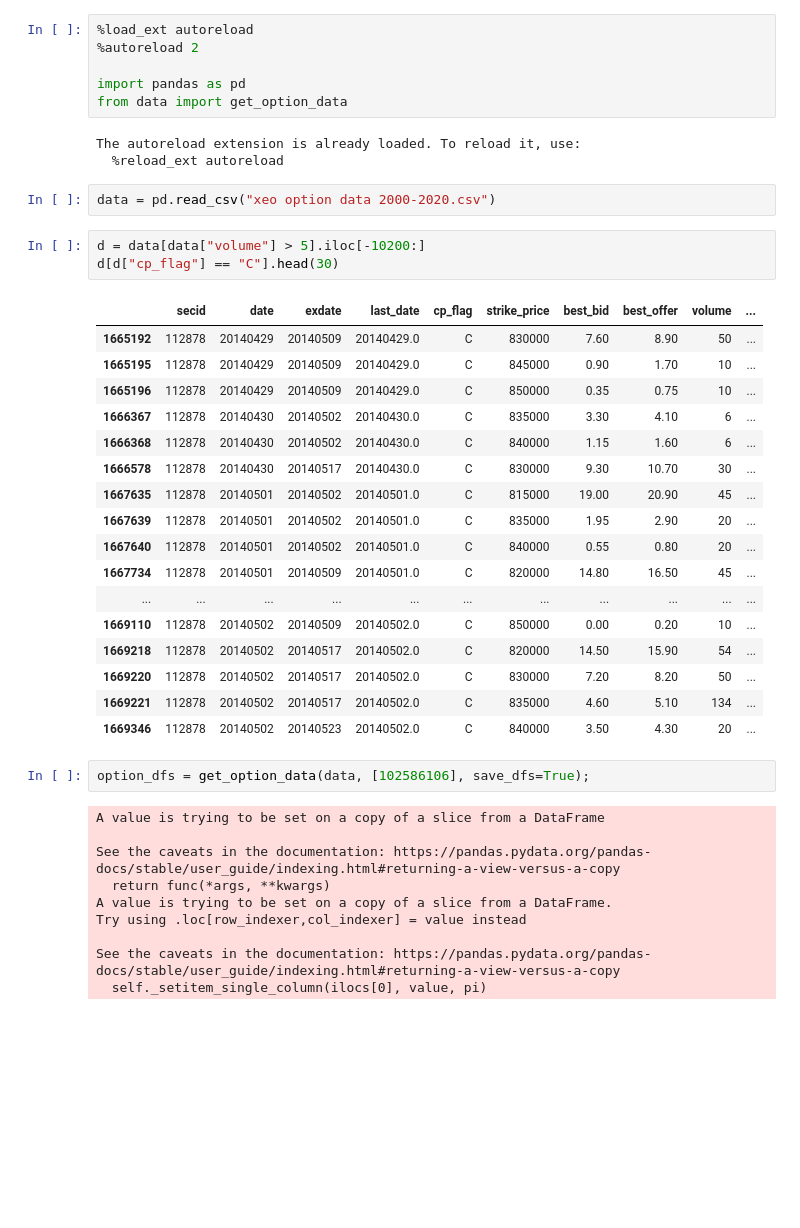
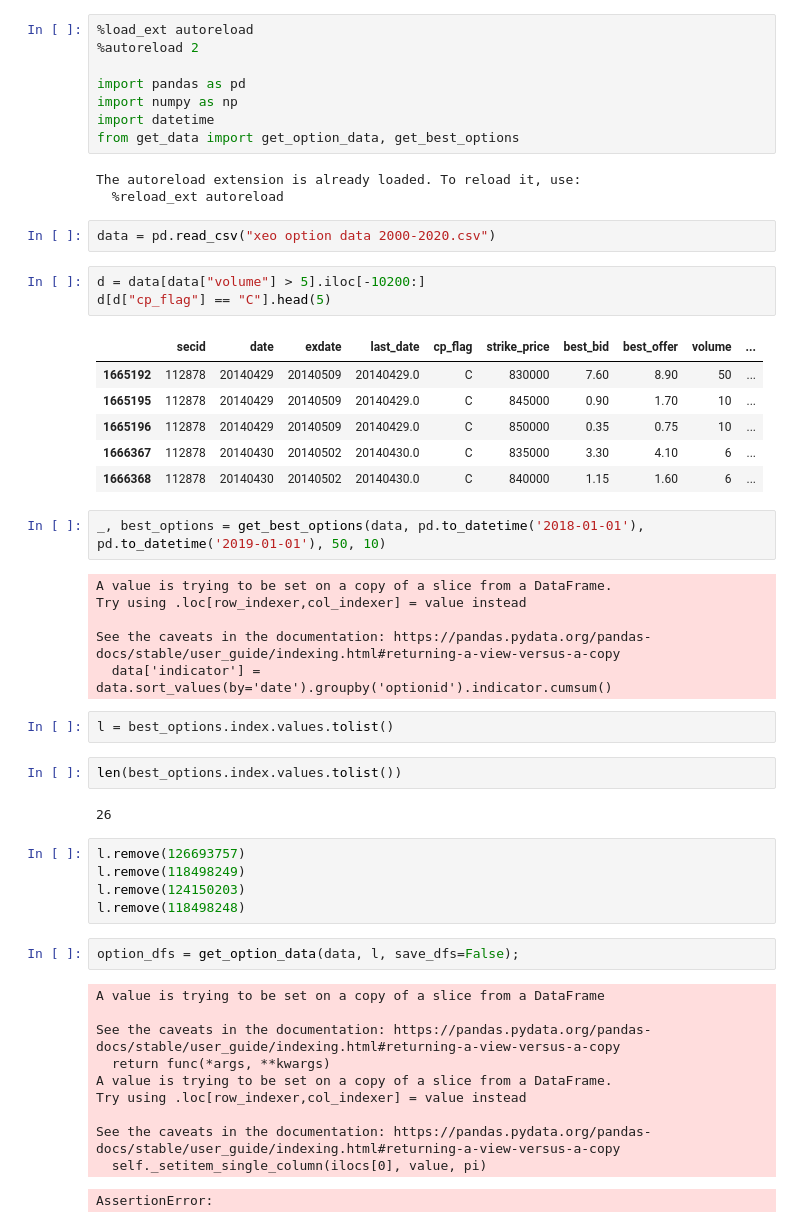
Before and after one commit to svenspa/FML, a Jupyter notebook: data_download.ipynb, the cells around one changed output. Cells and saved outputs as stored; diff of their text form; blank space fills up the shorter version.

```diff
--- a/data_download.ipynb
+++ b/data_download.ipynb
@@ -3,7 +3,9 @@
 %autoreload 2
 
 import pandas as pd
-from data import get_option_data
+import numpy as np
+import datetime
+from get_data import get_option_data, get_best_options
 # %% [output]
 The autoreload extension is already loaded. To reload it, use:
   %reload_ext autoreload
@@ -11,27 +13,35 @@ The autoreload extension is already loaded. To reload it, use:
 data = pd.read_csv("xeo option data 2000-2020.csv")
 # %%
 d = data[data["volume"] > 5].iloc[-10200:]
-d[d["cp_flag"] == "C"].head(30)
+d[d["cp_flag"] == "C"].head(5)
 # %% [output]
 |  | secid | date | exdate | last_date | cp_flag | strike_price | best_bid | best_offer | volume | ... |
 | 1665192 | 112878 | 20140429 | 20140509 | 20140429.0 | C | 830000 | 7.60 | 8.90 | 50 | ... |
 | 1665195 | 112878 | 20140429 | 20140509 | 20140429.0 | C | 845000 | 0.90 | 1.70 | 10 | ... |
 | 1665196 | 112878 | 20140429 | 20140509 | 20140429.0 | C | 850000 | 0.35 | 0.75 | 10 | ... |
 | 1666367 | 112878 | 20140430 | 20140502 | 20140430.0 | C | 835000 | 3.30 | 4.10 | 6 | ... |
 | 1666368 | 112878 | 20140430 | 20140502 | 20140430.0 | C | 840000 | 1.15 | 1.60 | 6 | ... |
-| 1666578 | 112878 | 20140430 | 20140517 | 20140430.0 | C | 830000 | 9.30 | 10.70 | 30 | ... |
-| 1667635 | 112878 | 20140501 | 20140502 | 20140501.0 | C | 815000 | 19.00 | 20.90 | 45 | ... |
-| 1667639 | 112878 | 20140501 | 20140502 | 20140501.0 | C | 835000 | 1.95 | 2.90 | 20 | ... |
-| 1667640 | 112878 | 20140501 | 20140502 | 20140501.0 | C | 840000 | 0.55 | 0.80 | 20 | ... |
-| 1667734 | 112878 | 20140501 | 20140509 | 20140501.0 | C | 820000 | 14.80 | 16.50 | 45 | ... |
-| ... | ... | ... | ... | ... | ... | ... | ... | ... | ... | ... |
-| 1669110 | 112878 | 20140502 | 20140509 | 20140502.0 | C | 850000 | 0.00 | 0.20 | 10 | ... |
-| 1669218 | 112878 | 20140502 | 20140517 | 20140502.0 | C | 820000 | 14.50 | 15.90 | 54 | ... |
-| 1669220 | 112878 | 20140502 | 20140517 | 20140502.0 | C | 830000 | 7.20 | 8.20 | 50 | ... |
-| 1669221 | 112878 | 20140502 | 20140517 | 20140502.0 | C | 835000 | 4.60 | 5.10 | 134 | ... |
-| 1669346 | 112878 | 20140502 | 20140523 | 20140502.0 | C | 840000 | 3.50 | 4.30 | 20 | ... |
+# %%
+_, best_options = get_best_options(data, pd.to_datetime('2018-01-01'), pd.to_datetime('2019-01-01'), 50, 10)
+# %% [output]
+A value is trying to be set on a copy of a slice from a DataFrame.
+Try using .loc[row_indexer,col_indexer] = value instead
+
+See the caveats in the documentation: https://pandas.pydata.org/pandas-docs/stable/user_guide/indexing.html#returning-a-view-versus-a-copy
+  data['indicator'] = data.sort_values(by='date').groupby('optionid').indicator.cumsum()
+# %%
+l = best_options.index.values.tolist()
+# %%
+len(best_options.index.values.tolist())
+# %% [output]
+26
+# %%
+l.remove(126693757)
+l.remove(118498249)
+l.remove(124150203)
+l.remove(118498248)
 # %%
-option_dfs = get_option_data(data, [102586106], save_dfs=True);
+option_dfs = get_option_data(data, l, save_dfs=False);
 # %% [output]
 A value is trying to be set on a copy of a slice from a DataFrame
 
@@ -42,6 +52,7 @@ Try using .loc[row_indexer,col_indexer] = value instead
 
 See the caveats in the documentation: https://pandas.pydata.org/pandas-docs/stable/user_guide/indexing.html#returning-a-view-versus-a-copy
   self._setitem_single_column(ilocs[0], value, pi)
+AssertionError:
 # %%
 list(option_dfs.values())[0]
 # %% [output]
```
Also changed, not shown: parts of 1 cell of this notebook.
